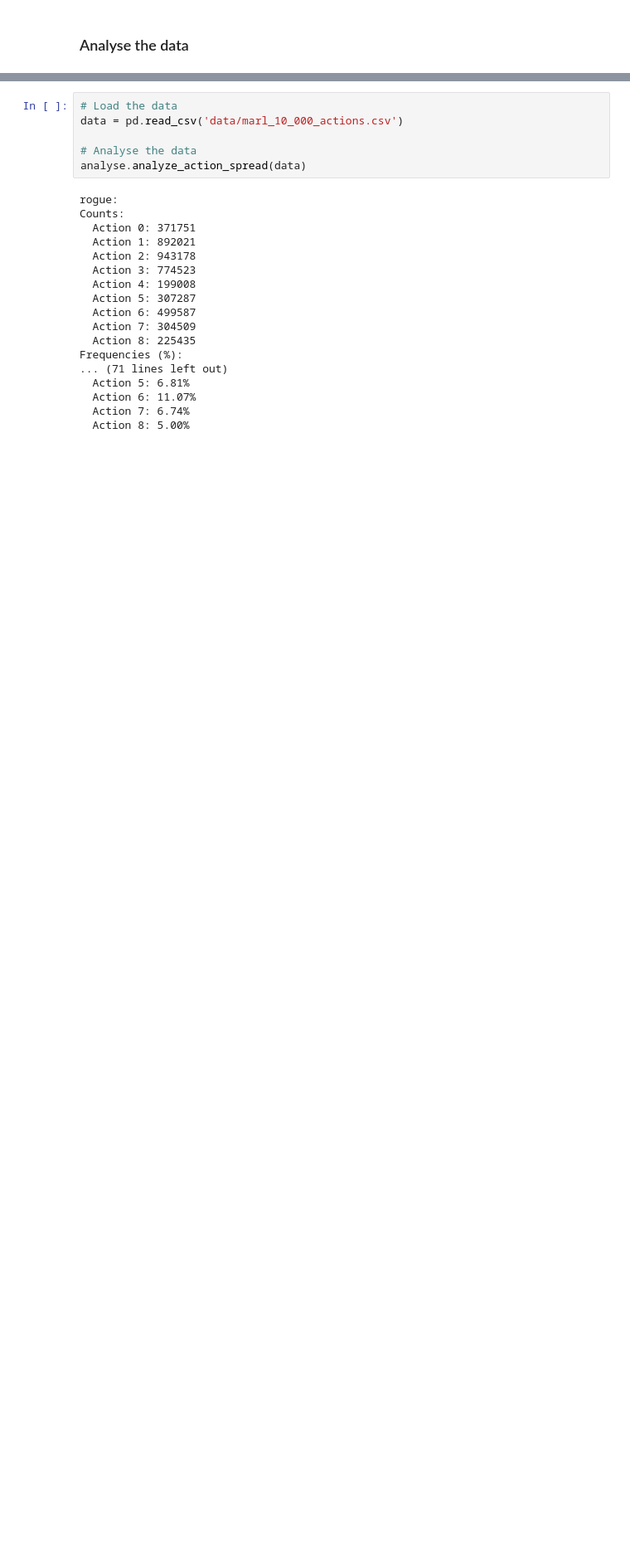
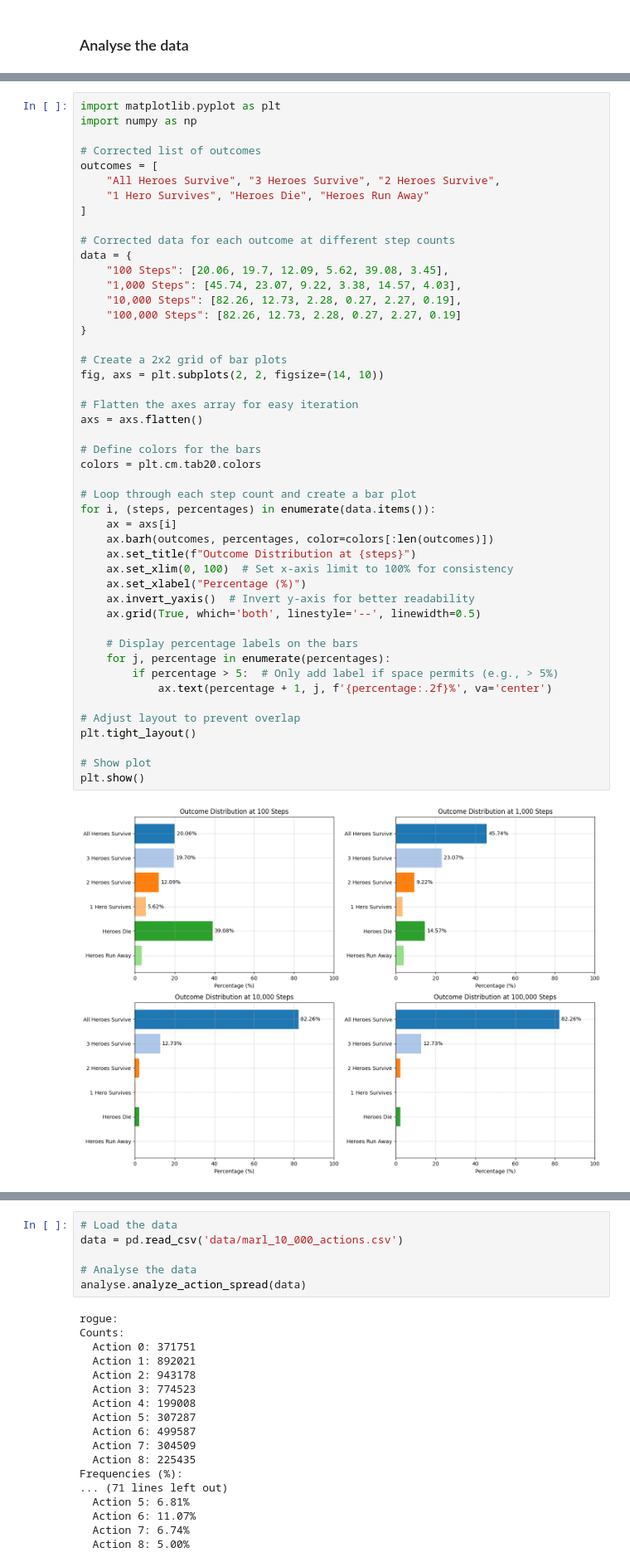
Before and after one commit to W0M34T/master_project, a Jupyter notebook: ma.ipynb, the cells around one changed output, grey strips where cells are left out. Shown at 83% size. Drawn from its saved outputs; the diff is of its cells as text; blank space fills up the shorter version.

```diff
--- a/ma.ipynb
+++ b/ma.ipynb
@@ -212,0 +268,49 @@ Heros run away: 4.05 %
+# %%
+import matplotlib.pyplot as plt
+import numpy as np
+
+# Corrected list of outcomes
+outcomes = [
+    "All Heroes Survive", "3 Heroes Survive", "2 Heroes Survive",
+    "1 Hero Survives", "Heroes Die", "Heroes Run Away"
+]
+
+# Corrected data for each outcome at different step counts
+data = {
+    "100 Steps": [20.06, 19.7, 12.09, 5.62, 39.08, 3.45],
+    "1,000 Steps": [45.74, 23.07, 9.22, 3.38, 14.57, 4.03],
+    "10,000 Steps": [82.26, 12.73, 2.28, 0.27, 2.27, 0.19],
+    "100,000 Steps": [82.26, 12.73, 2.28, 0.27, 2.27, 0.19]
+}
+
+# Create a 2x2 grid of bar plots
+fig, axs = plt.subplots(2, 2, figsize=(14, 10))
+
+# Flatten the axes array for easy iteration
+axs = axs.flatten()
+
+# Define colors for the bars
+colors = plt.cm.tab20.colors
+
+# Loop through each step count and create a bar plot
+for i, (steps, percentages) in enumerate(data.items()):
+    ax = axs[i]
+    ax.barh(outcomes, percentages, color=colors[:len(outcomes)])
+    ax.set_title(f"Outcome Distribution at {steps}")
+    ax.set_xlim(0, 100)  # Set x-axis limit to 100% for consistency
+    ax.set_xlabel("Percentage (%)")
+    ax.invert_yaxis()  # Invert y-axis for better readability
+    ax.grid(True, which='both', linestyle='--', linewidth=0.5)
+
+    # Display percentage labels on the bars
+    for j, percentage in enumerate(percentages):
+        if percentage > 5:  # Only add label if space permits (e.g., > 5%)
+            ax.text(percentage + 1, j, f'{percentage:.2f}%', va='center')
+
+# Adjust layout to prevent overlap
+plt.tight_layout()
+
+# Show plot
+plt.show()
+# %% [output]
+[figure, added]
```
Also changed, not shown: parts of 8 cells of this notebook, 13 other files.
